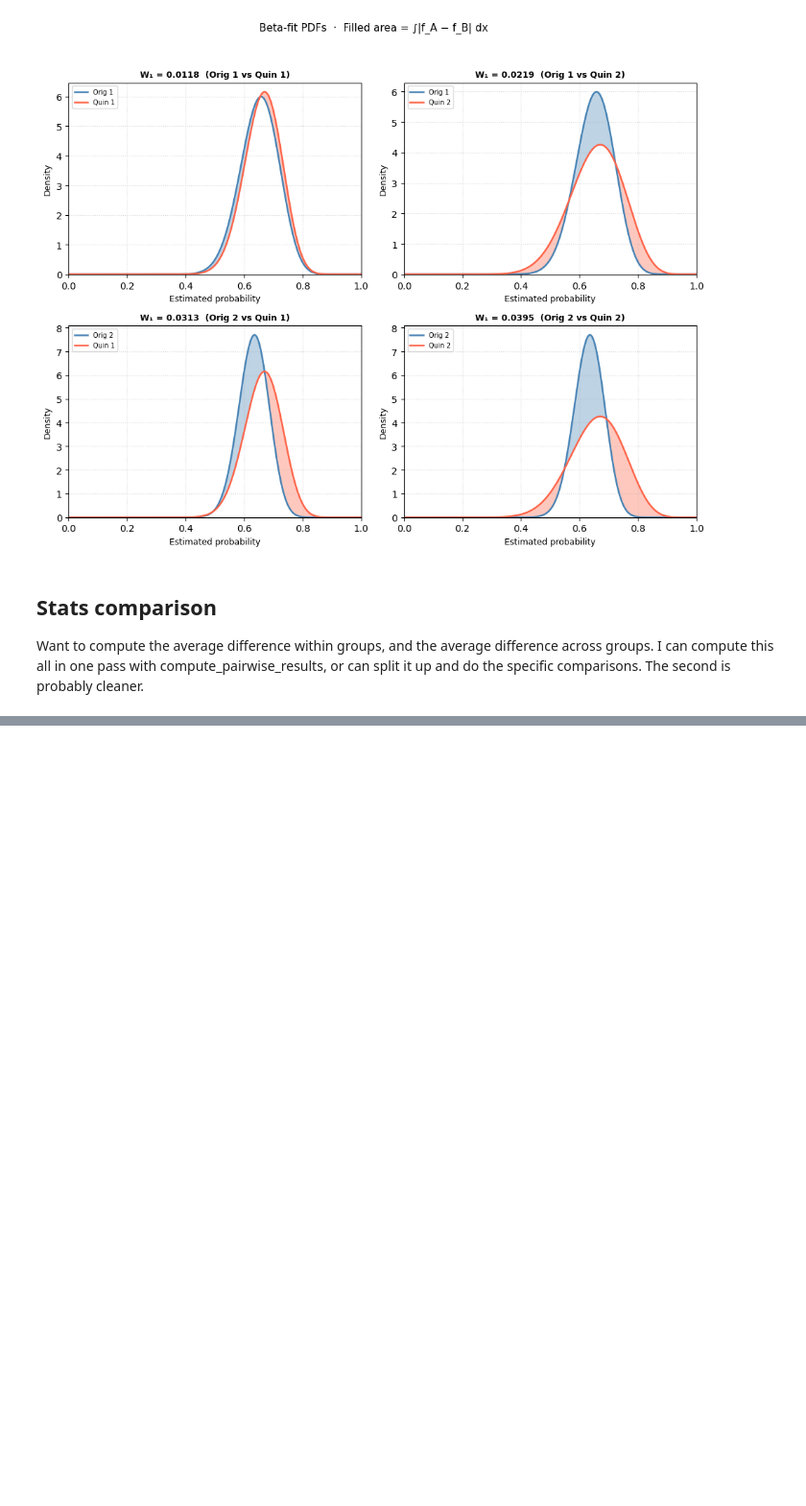
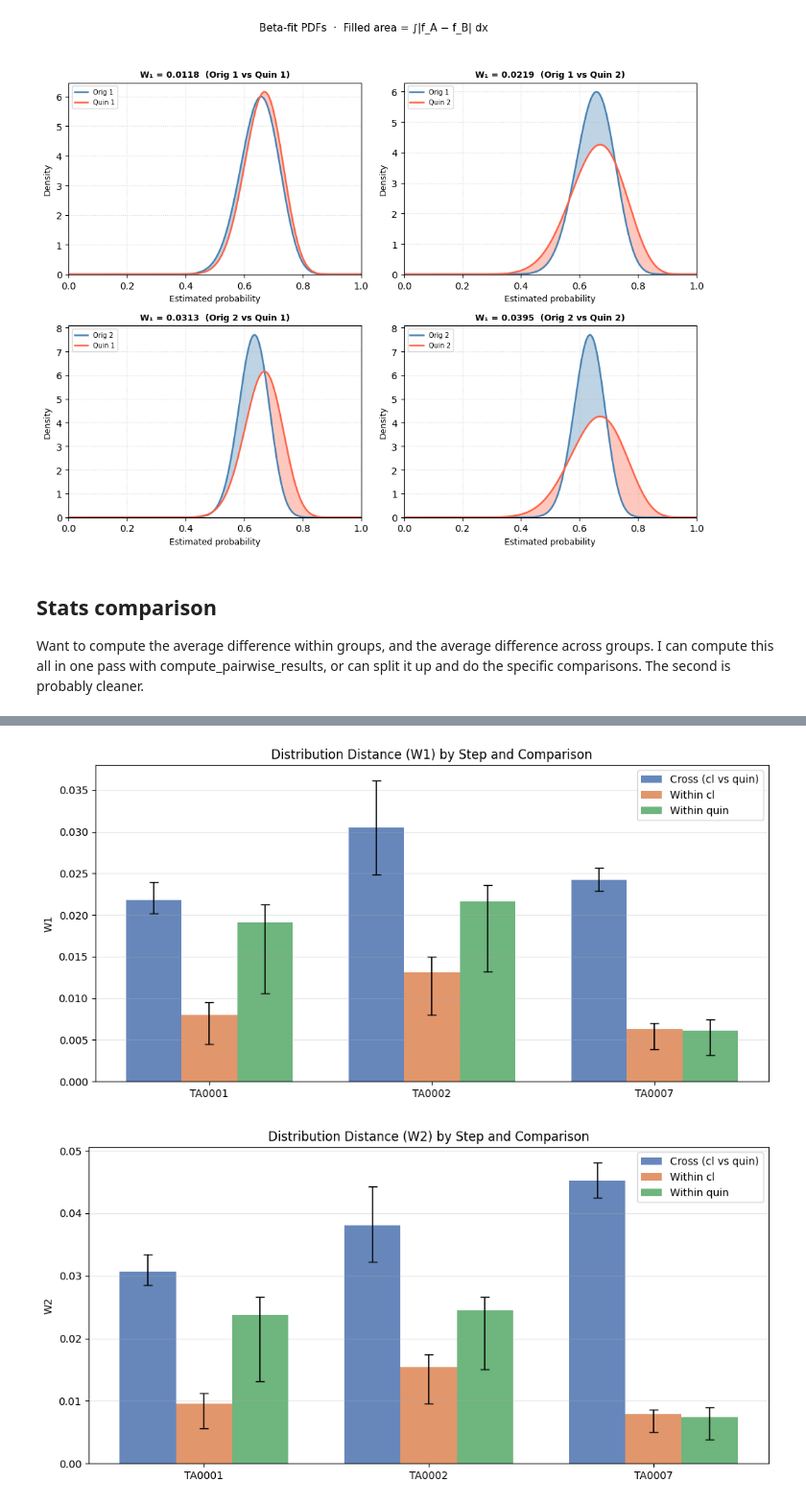
Before and after one commit to safer-ai/LLM_elicitation, a Jupyter notebook: consistency_checks/consistency_quantiles.ipynb, the cells around one changed output, grey strips where cells are left out. Shown at 96% size. Drawn from its saved outputs; the diff is of its cells as text; code cells hidden in the pictures; blank space fills up the shorter version.

Commit message:
quintiles comparison script updates

```diff
--- a/consistency_checks/consistency_quantiles.ipynb
+++ b/consistency_checks/consistency_quantiles.ipynb
@@ -276,23 +289,23 @@ for step in steps:
 
     # Cross-dataframe: quin vs cl
     if len(cl_step) > 0 and len(quin_step) > 0:
-        cross_results[step] = compute_pairwise_metrics(cl_step, quin_step, include_beta=False)
+        cross_results[step] = compute_pairwise_metrics(cl_step, quin_step, compute_ci=True, include_beta=False)
 
     # Within cl alone
     if len(cl_step) > 1:
-        within_cl_results[step] = compute_pairwise_metrics(cl_step, include_beta=False)
+        within_cl_results[step] = compute_pairwise_metrics(cl_step, compute_ci=True, include_beta=False)
 
     # Within quin alone
     if len(quin_step) > 1:
-        within_quin_results[step] = compute_pairwise_metrics(quin_step, include_beta=False)
+        within_quin_results[step] = compute_pairwise_metrics(quin_step, compute_ci=True, include_beta=False)
 
 print("=== Cross (cl vs quin) ===")
-print(pd.DataFrame(cross_results).T)
+print(pd.DataFrame(cross_results).T[['w1', 'w1_ci_lower', 'w1_ci_upper', 'w2', 'w2_ci_lower', 'w2_ci_upper']])
 
 print("\n=== Within cl ===")
-print(pd.DataFrame(within_cl_results).T)
+print(pd.DataFrame(within_cl_results).T[['w1', 'w1_ci_lower', 'w1_ci_upper', 'w2', 'w2_ci_lower', 'w2_ci_upper']])
 
 print("\n=== Within quin ===")
-print(pd.DataFrame(within_quin_results).T)
+print(pd.DataFrame(within_quin_results).T[['w1', 'w1_ci_lower', 'w1_ci_upper', 'w2', 'w2_ci_lower', 'w2_ci_upper']])
 # %% [output]
 === Cross (cl vs quin) ===
@@ -314,0 +364,49 @@ TA0007 - Discovery       0.006133  0.007418  ...     0.003566     0.009134
+# %%
+def plot_distances(cross_results, within_cl_results, within_quin_results, metric="w1"):
+    groups = {
+        "Cross (cl vs quin)": cross_results,
+        "Within cl": within_cl_results,
+        "Within quin": within_quin_results,
+    }
+    colors = ["#4C72B0", "#DD8452", "#55A868"]
+
+    # Collect all steps in a consistent order
+    all_steps = sorted(set().union(*[r.keys() for r in groups.values()]))
+    x = np.arange(len(all_steps))
+    n_groups = len(groups)
+    width = 0.25
+
+    fig, ax = plt.subplots(figsize=(10, 5))
+
+    for i, (label, results, color) in enumerate(zip(groups.keys(), groups.values(), colors)):
+        vals, errs_lo, errs_hi = [], [], []
+        for step in all_steps:
+            if step in results:
+                r = results[step]
+                vals.append(r[metric])
+                errs_lo.append(r[metric] - r[f"{metric}_ci_lower"])
+                errs_hi.append(r[f"{metric}_ci_upper"] - r[metric])
+            else:
+                vals.append(np.nan)
+                errs_lo.append(0)
+                errs_hi.append(0)
+
+        offsets = x + (i - n_groups / 2 + 0.5) * width
+        ax.bar(offsets, vals, width=width, label=label, color=color, alpha=0.85)
+        ax.errorbar(offsets, vals, yerr=[errs_lo, errs_hi],
+                    fmt="none", color="black", capsize=4, linewidth=1.2)
+
+    ax.set_xticks(x)
+    ax.set_xticklabels([s.split(" - ")[0] for s in all_steps])  # shorten to tactic ID
+    ax.set_ylabel(metric.upper())
+    ax.set_title(f"Distribution Distance ({metric.upper()}) by Step and Comparison")
+    ax.legend()
+    ax.grid(axis="y", alpha=0.3)
+    plt.tight_layout()
+    return fig
+
+fig_w1 = plot_distances(cross_results, within_cl_results, within_quin_results, metric="w1")
+fig_w2 = plot_distances(cross_results, within_cl_results, within_quin_results, metric="w2")
+# %% [output]
+[figure, added]
+[figure, added]
```
Also changed, not shown: parts of 5 cells of this notebook.
